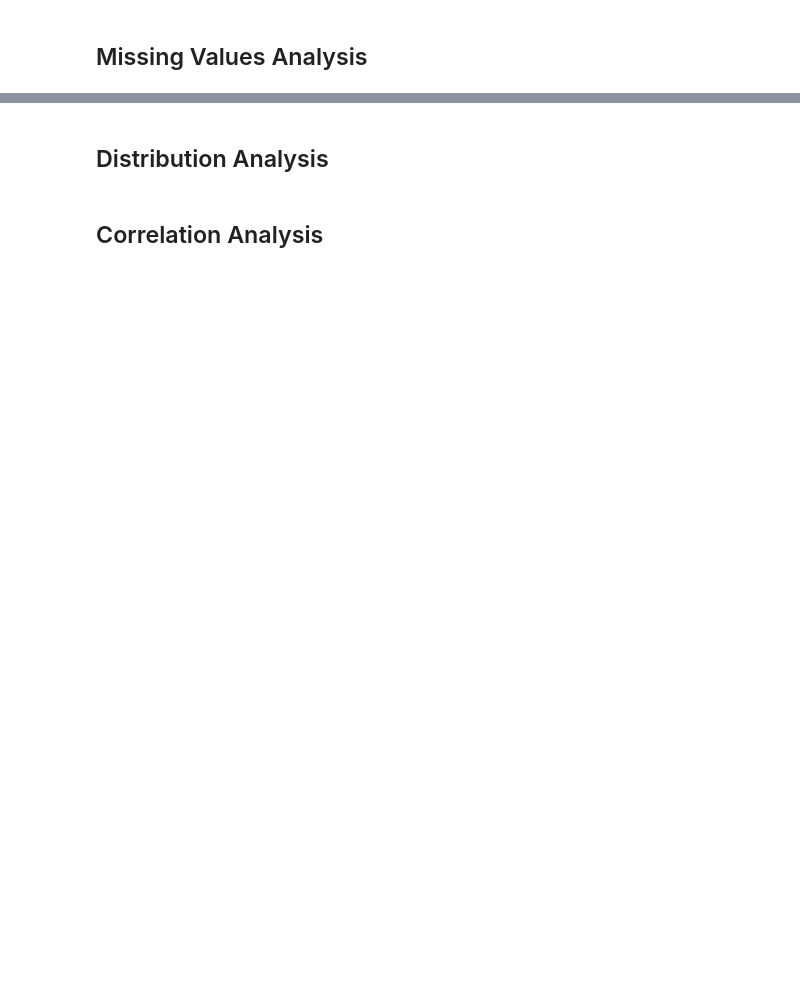
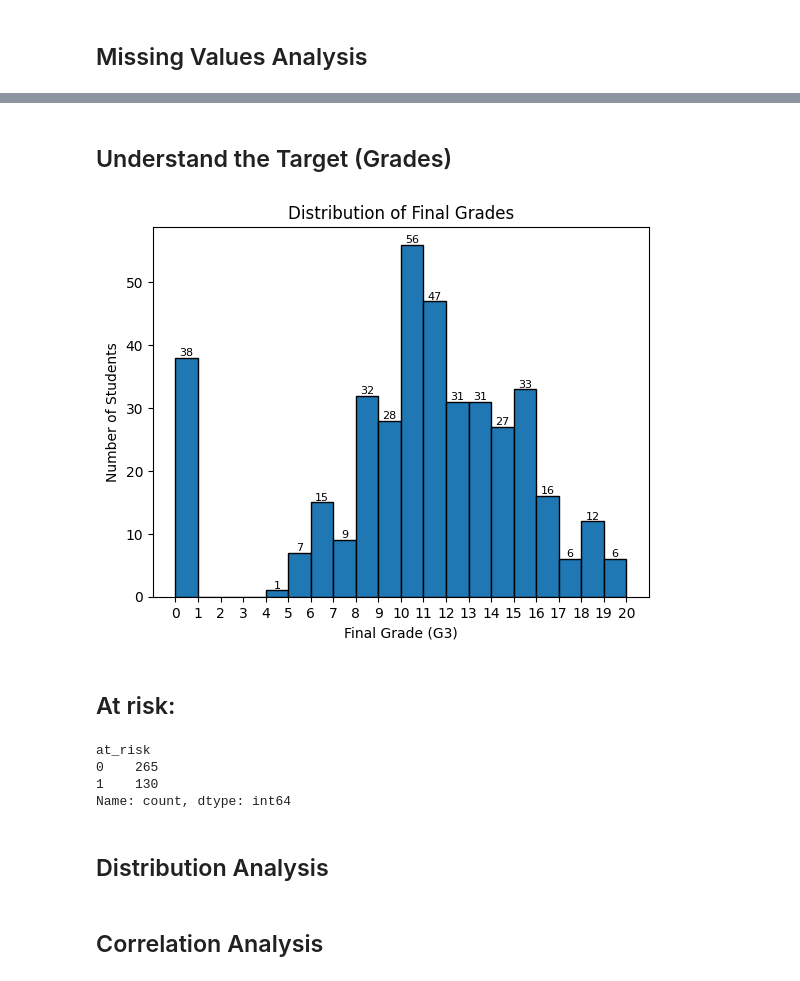
Before and after one commit to Mukhesh-Kumar-Ch/RiskLens, a Jupyter notebook: notebooks/exploratory_analysis.ipynb, the cells around one changed output, grey strips where cells are left out. Drawn from its saved outputs; the diff is of its cells as text; code cells hidden in the pictures; blank space fills up the shorter version.

```diff
--- a/notebooks/exploratory_analysis.ipynb
+++ b/notebooks/exploratory_analysis.ipynb
@@ -2,10 +2,7 @@
 import pandas as pd
 import numpy as np
 import matplotlib.pyplot as plt
-import seaborn as sns
 
-# Set plotting style
-sns.set_style('whitegrid')
-plt.rcParams['figure.figsize'] = (12, 6)
+plt.style.use("default")
 # %% [markdown]
 ## Load Data
@@ -12,4 +124,3 @@ plt.rcParams['figure.figsize'] = (12, 6)
 # %%
-# Load raw data
-# df = pd.read_csv('../data/raw/student_data.csv')
-# df.head()
+df = pd.read_csv('../data/raw/student-mat.csv',sep=';')
+df.head()
@@ -26,3 +194,27 @@ plt.rcParams['figure.figsize'] = (12, 6)
+# %% [markdown]
+## Understand the Target (Grades)
+# %%
+counts, bin_edges, patches =plt.hist(df["G3"], bins=np.arange(0, 21, 1), edgecolor='black')
+plt.xlabel("Final Grade (G3)")
+plt.ylabel("Number of Students")
+plt.title("Distribution of Final Grades")
+plt.xticks(np.arange(0, 21, 1))
+for count, edge in zip(counts, bin_edges[:-1]):
+    if count > 0: # only label non-empty bins
+        plt.text(edge + 0.5, count, str(int(count)), ha='center', va='bottom', fontsize=8)
+plt.show()
+# %% [output]
+[figure, added]
+# %% [markdown]
+## At risk:
+# %%
+df["at_risk"] = (df["G3"] < 10).astype(int)
+df["at_risk"].value_counts()
+# %% [output]
+at_risk
+0    265
+1    130
+Name: count, dtype: int64
 # %% [markdown]
 ## Distribution Analysis
 # %%
```
Also changed, not shown: parts of 5 cells of this notebook, 2 other files.
